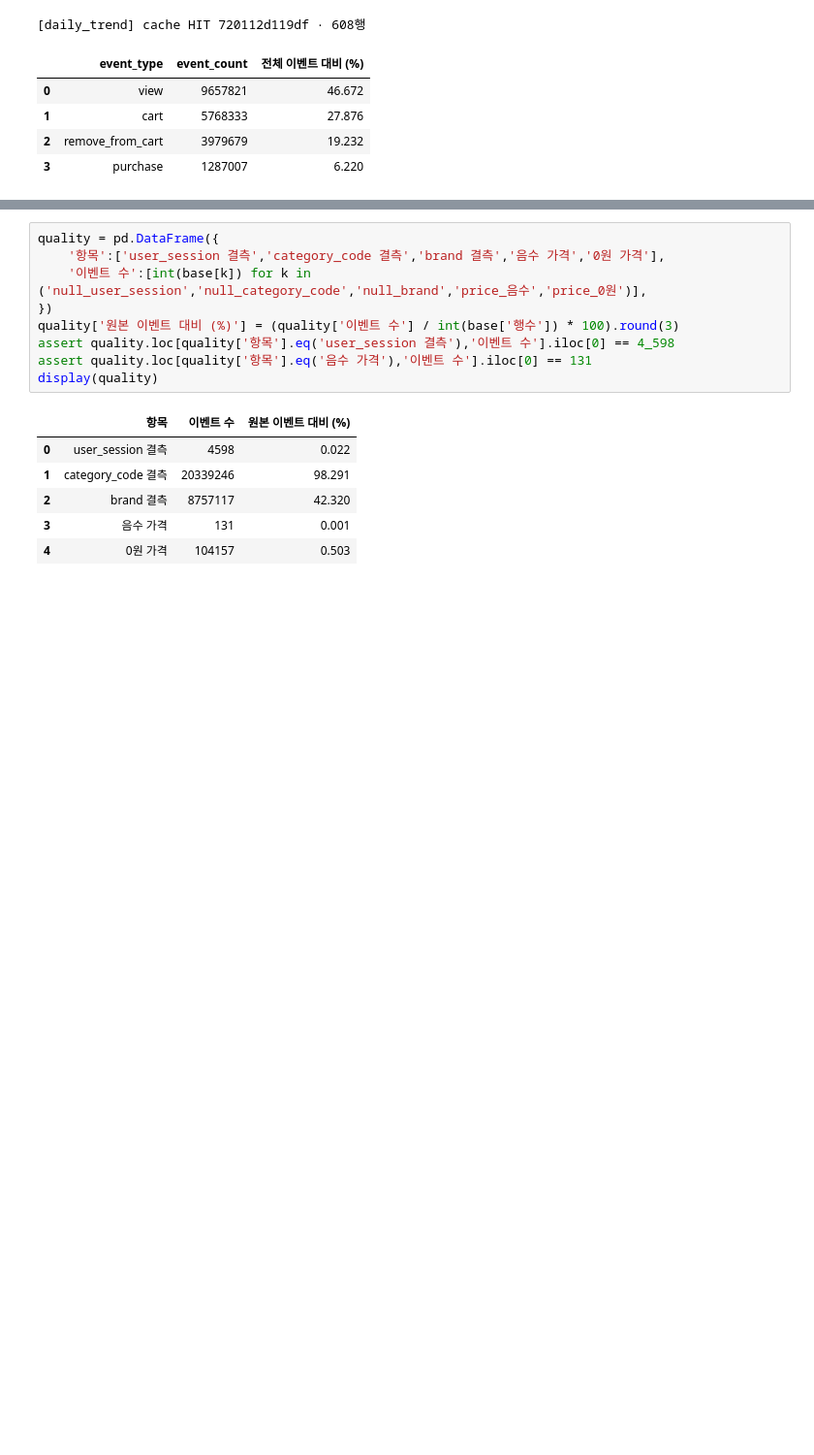
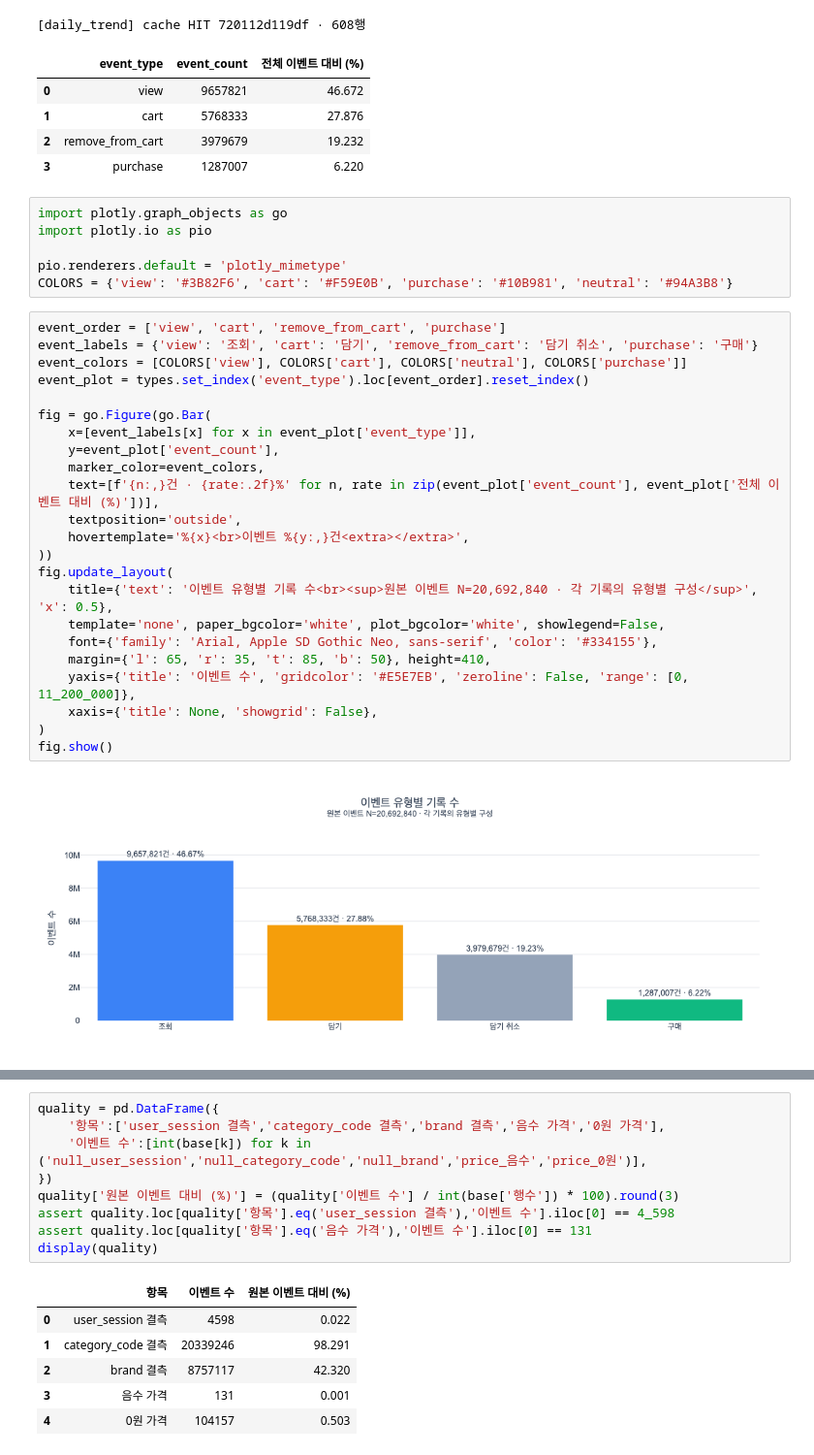
Before and after one commit to kth530/ecommerce_funnel_analysis, a Jupyter notebook: notebooks/02_data_overview.ipynb, the cells around one changed output, grey strips where cells are left out. Shown at 97% size. Drawn from its saved outputs; the diff is of its cells as text; blank space fills up the shorter version.

Commit message:
Add overview charts to data notebook

```diff
--- a/notebooks/02_data_overview.ipynb
+++ b/notebooks/02_data_overview.ipynb
@@ -108,3 +112,34 @@ display(types.sort_values('event_count',ascending=False).reset_index(drop=True))
 | 1 | cart | 5768333 | 27.876 |
 | 2 | remove_from_cart | 3979679 | 19.232 |
 | 3 | purchase | 1287007 | 6.220 |
+# %%
+import plotly.graph_objects as go
+import plotly.io as pio
+
+pio.renderers.default = 'plotly_mimetype'
+COLORS = {'view': '#3B82F6', 'cart': '#F59E0B', 'purchase': '#10B981', 'neutral': '#94A3B8'}
+# %%
+event_order = ['view', 'cart', 'remove_from_cart', 'purchase']
+event_labels = {'view': '조회', 'cart': '담기', 'remove_from_cart': '담기 취소', 'purchase': '구매'}
+event_colors = [COLORS['view'], COLORS['cart'], COLORS['neutral'], COLORS['purchase']]
+event_plot = types.set_index('event_type').loc[event_order].reset_index()
+
+fig = go.Figure(go.Bar(
+    x=[event_labels[x] for x in event_plot['event_type']],
+    y=event_plot['event_count'],
+    marker_color=event_colors,
+    text=[f'{n:,}건 · {rate:.2f}%' for n, rate in zip(event_plot['event_count'], event_plot['전체 이벤트 대비 (%)'])],
+    textposition='outside',
+    hovertemplate='%{x}<br>이벤트 %{y:,}건<extra></extra>',
+))
+fig.update_layout(
+    title={'text': '이벤트 유형별 기록 수<br><sup>원본 이벤트 N=20,692,840 · 각 기록의 유형별 구성</sup>', 'x': 0.5},
+    template='none', paper_bgcolor='white', plot_bgcolor='white', showlegend=False,
+    font={'family': 'Arial, Apple SD Gothic Neo, sans-serif', 'color': '#334155'},
+    margin={'l': 65, 'r': 35, 't': 85, 'b': 50}, height=410,
+    yaxis={'title': '이벤트 수', 'gridcolor': '#E5E7EB', 'zeroline': False, 'range': [0, 11_200_000]},
+    xaxis={'title': None, 'showgrid': False},
+)
+fig.show()
+# %% [output]
+[figure, added]
```
Also changed, not shown: parts of 7 cells of this notebook.
